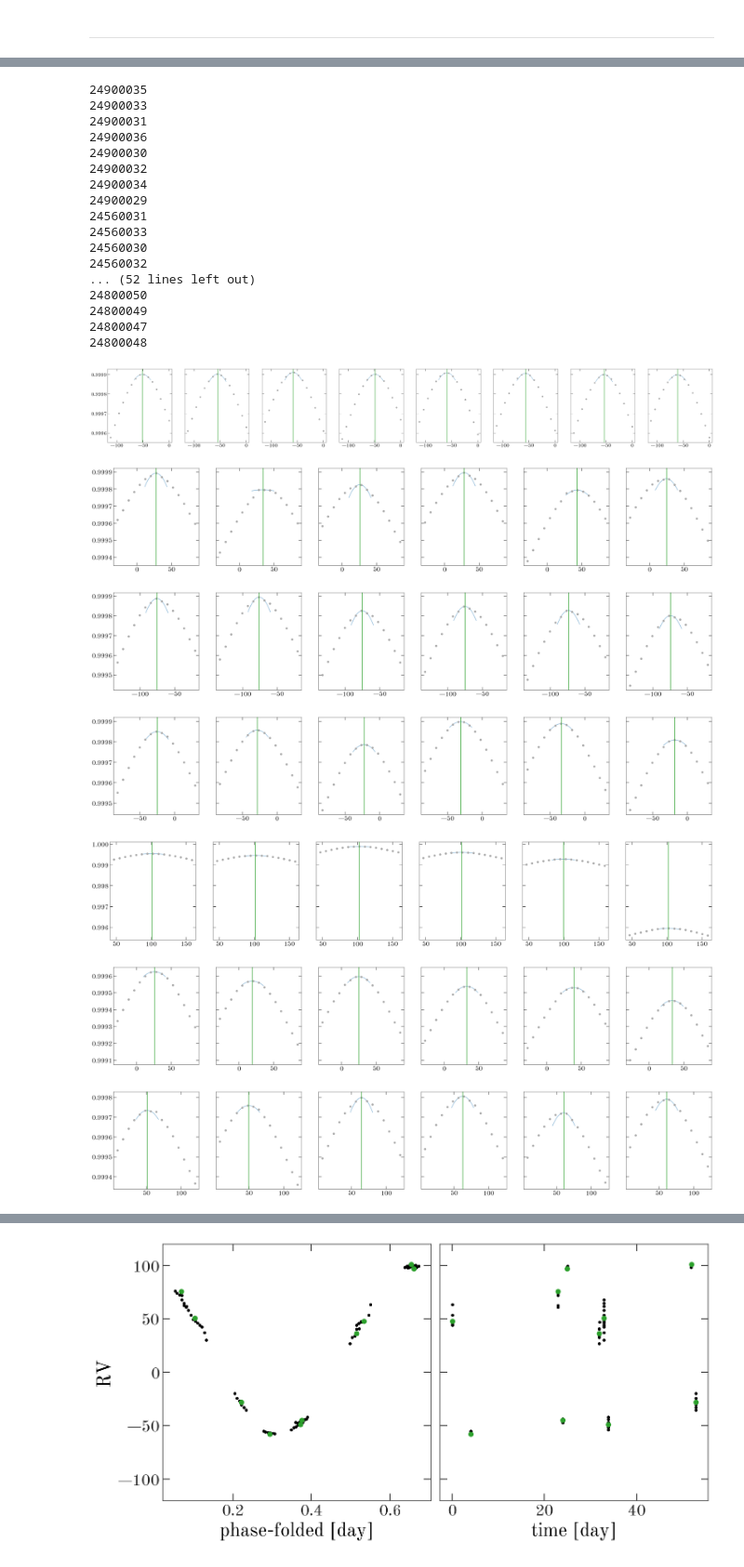
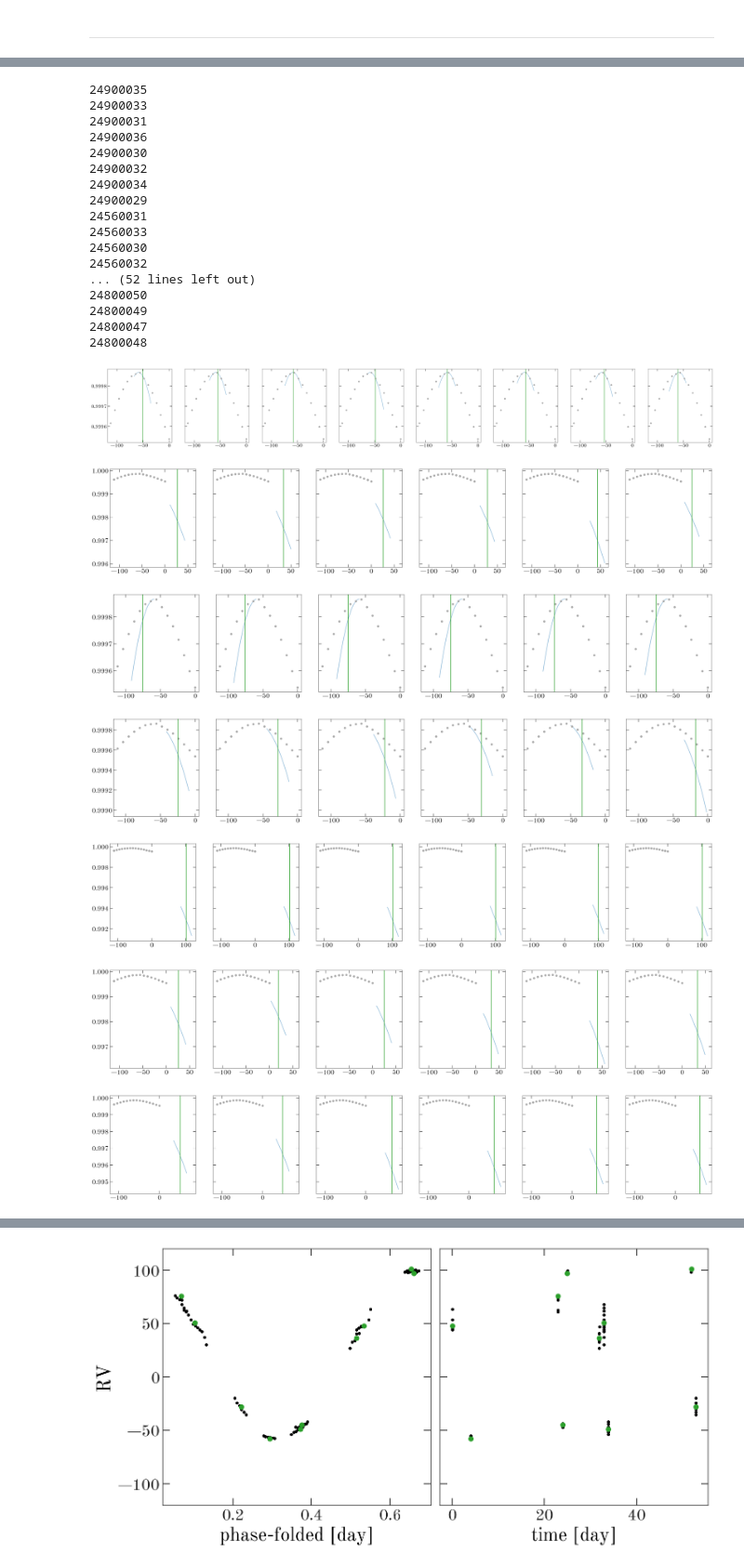
Before and after one commit to adrn/FunDepartment, a Jupyter notebook: notebooks/Run-on-visits.ipynb, the cells around one changed output, grey strips where cells are left out. Shown at 93% size. Saved outputs shown, nothing was run; the diff lists cells and outputs as text; code cells hidden in the pictures.

```diff
--- a/notebooks/Run-on-visits.ipynb
+++ b/notebooks/Run-on-visits.ipynb
@@ -201,9 +292,7 @@ plt.plot(vs, cc)
 # %%
-# for cross-correlation
-cc_dv_step = 8 * u.km/u.s
-
 mjds = []
 cc_rvs = []
+cc_rv_errs = []
 visit_vrels = []
 rv_corrections = []
 visit_pmf = []
@@ -238,12 +327,12 @@ for visit in visits:
 #         fig.savefig(filename, dpi=250)
 #         plt.close(fig)
 
-        cc, cc_vs, M = bag_of_hacks_cross_correlate(
-            normed_masked_s, combined_spectrum,
-            K_half=7, dv=cc_dv_step, v0=visit['VREL']*u.km/u.s)
-        cc_dv, cc_poly = parabola_optimum(cc_vs.value, cc)
+        cc_rv, cc_rv_err = estimate_rv(
+            normed_masked_s, combined_spectrum, visit,
+            dv=8*u.km/u.s)
 
-        cc_rvs.append(cc_dv)
+        cc_rvs.append(cc_rv)
+        cc_rv_errs.append(cc_rv_err)
         visit_vrels.append(visit['VREL'])
         mjds.append(time.tcb.mjd)
 
@@ -258,46 +347,47 @@ for visit in visits:
         # ---
 
         ax = cc_axes[j]
-        grid = np.linspace(cc_dv - 2*cc_dv_step.value,
-                           cc_dv + 2*cc_dv_step.value,
+        grid = np.linspace((cc_rv - 2*cc_dv_step).value,
+                           (cc_rv + 2*cc_dv_step).value,
                            128)
         if cc_poly is not None:
             ax.plot(grid, cc_poly(grid), marker='',
                     zorder=-10, color='tab:blue', alpha=0.5)
         ax.scatter(cc_vs.value, cc, color='#aaaaaa')
-        ax.axvline(cc_dv, color='tab:green')
+        ax.axvline(cc_rv.value, color='tab:green')
 
     # cc_fig.tight_layout()
     # cc_fig.savefig(plot_path / visit['APOGEE_ID'] / f"{visit['FILE']}-cc.png", dpi=250)
     # plt.close(cc_fig)
 
 mjds = np.array(mjds)
-cc_rvs = np.array(cc_rvs)
+cc_rvs = u.Quantity(cc_rvs)
+cc_rv_errs = u.Quantity(cc_rv_errs)
 visit_vrels = np.array(visit_vrels)
-rv_corrections = np.array(rv_corrections)
+rv_corrections = np.array(rv_corrections) * u.km/u.s
 visit_pmf = np.array(visit_pmf)
 # %% [output]
 24900035
 24900033
 24900031
 24900036
 24900030
 24900032
 24900034
 24900029
 24560031
 24560033
 24560030
 24560032
 ... (52 lines left out)
 24800050
 24800049
 24800047
 24800048
-[figure, old version]
+[figure, new version]
-[figure, old version]
+[figure, new version]
-[figure, old version]
+[figure, new version]
-[figure, old version]
+[figure, new version]
-[figure, old version]
+[figure, new version]
-[figure, old version]
+[figure, new version]
-[figure, old version]
+[figure, new version]
```
Also changed, not shown: parts of 18 cells of this notebook, 1 other file.
